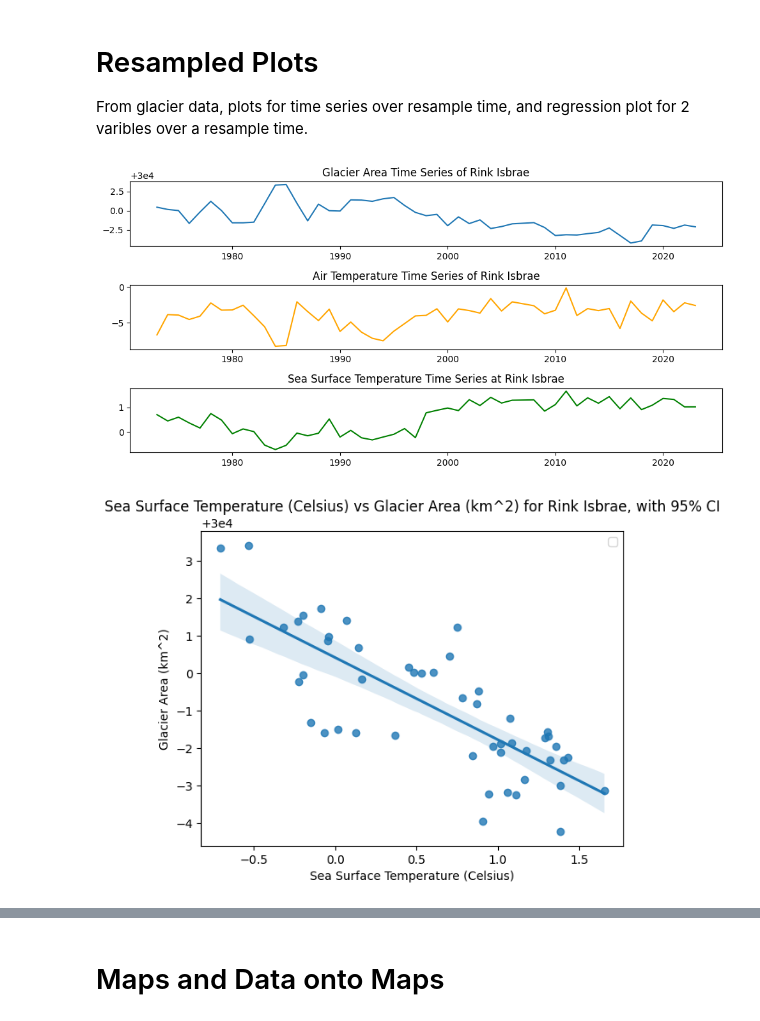
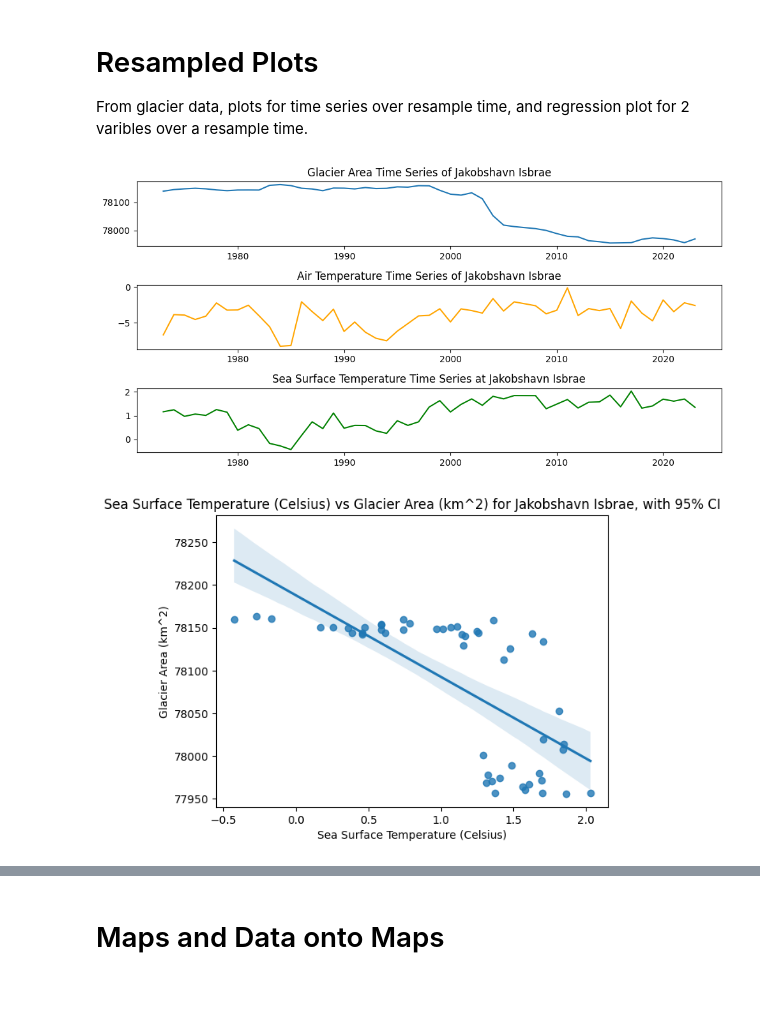
Before and after one commit to joelbarron06/ESDA2_Project, a Jupyter notebook: project_code.ipynb, the cells around one changed output, grey strips where cells are left out. Cells and saved outputs as stored; diff of their text form; code cells hidden in the pictures; blank space fills up the shorter version.

```diff
--- a/project_code.ipynb
+++ b/project_code.ipynb
@@ -383,7 +387,7 @@ plt.show()
 
 From glacier data, plots for time series over resample time, and regression plot for 2 varibles over a resample time.
 # %%
-GLACIER = 'Rink Isbrae'
+GLACIER = 'Jakobshavn Isbrae'
 SAMPLE_TIME = 'YE' # Year: 'YE', 5-Year: '5YE'
 
 glacier_df = get_glacier_df(GLACIER, SAMPLE_TIME)
@@ -398,25 +402,24 @@ ax[2].set_title(f'Sea Surface Temperature Time Series at {GLACIER}')
 plt.tight_layout()
 plt.show()
 # %% [output]
-[figure, old version]
+[figure, new version]
 # %%
-GLACIER = 'Rink Isbrae'
+GLACIER = 'Jakobshavn Isbrae'
 SAMPLE_TIME = 'YE' # Year: 'YE', 5-Year: '5YE'
 X = 'SST'
 Y = 'area'
 
 labels = {'airtemp': 'Air Temperature (Celsius)',
     'SST': 'Sea Surface Temperature (Celsius)',
     'area': 'Glacier Area (km^2)'}
 glacier_df = get_glacier_df(GLACIER, SAMPLE_TIME)
 
 # make regression plot with 95% confidence interval
 sns.regplot(x=X, y=Y, data=glacier_df, ci=95)
 plt.xlabel(labels[X])
 plt.ylabel(labels[Y])
 plt.title(f'{labels[X]} vs {labels[Y]} for {GLACIER}, with 95% CI')
-plt.legend()
 plt.show()
 # %% [output]
-[figure, old version]
+[figure, new version]
 # %%
```
Also changed, not shown: parts of 6 cells of this notebook.
